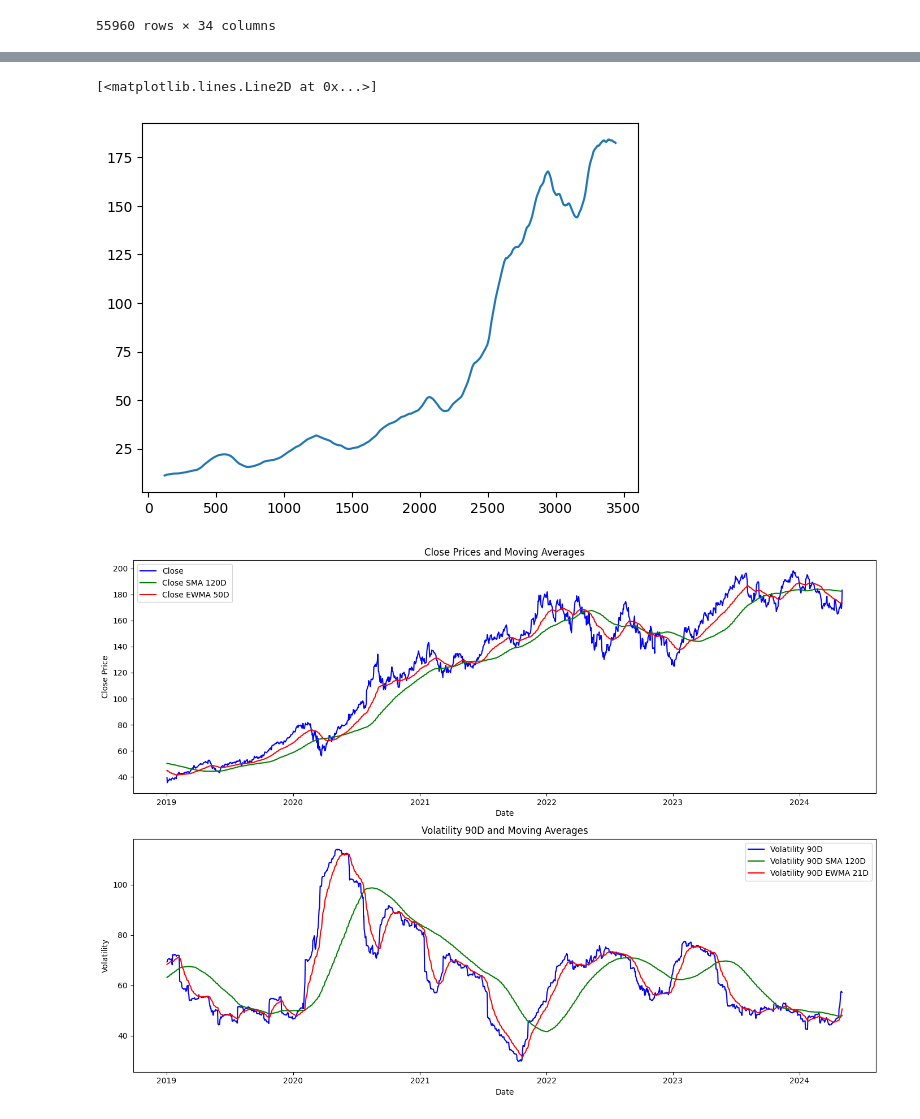
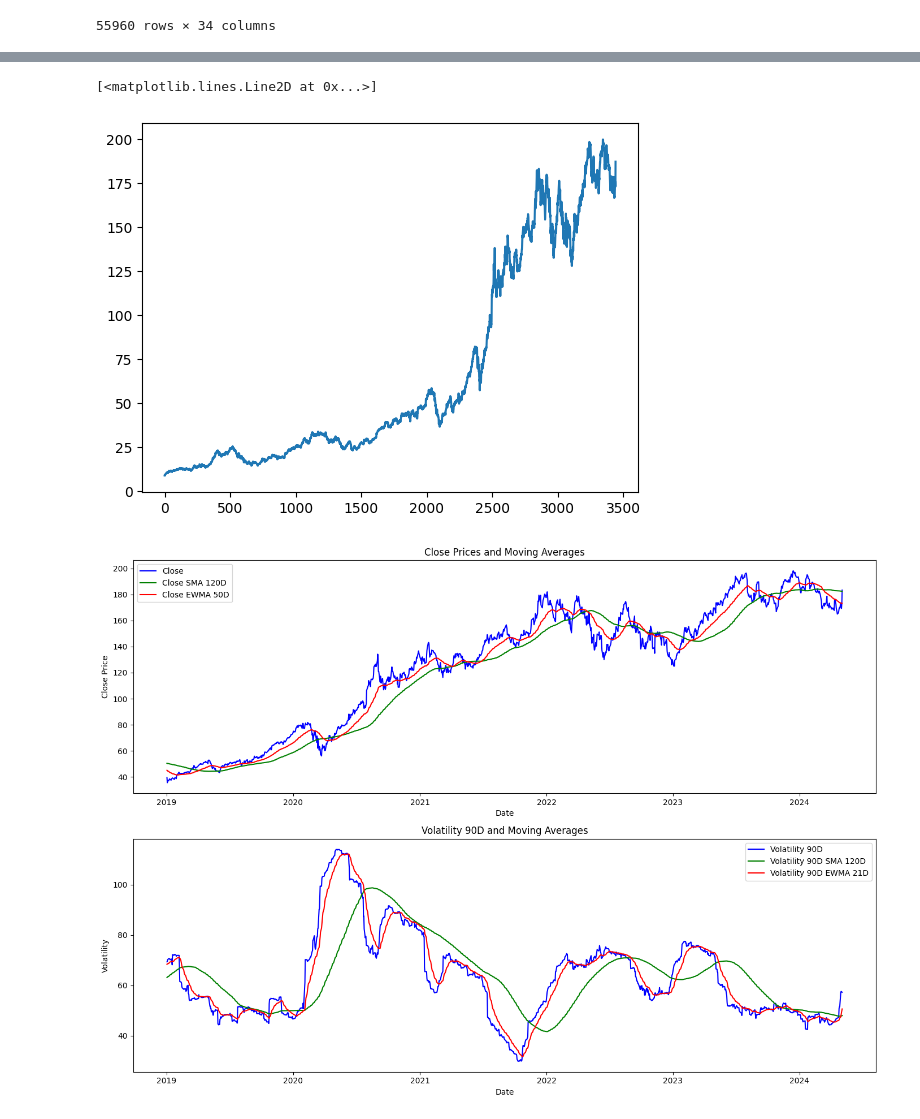
Before and after one commit to hassangaber/statarb, a Jupyter notebook: research.ipynb, the cells around one changed output, grey strips where cells are left out. Drawn from its saved outputs; the diff is of its cells as text; code cells hidden in the pictures.

```diff
--- a/research.ipynb
+++ b/research.ipynb
@@ -86,4 +66,4 @@ X
 | 7 | 2024-05-03 | XOM | 116.000 | 28023313 | 116.070 | 18.108 | 116.846667 | 116.857809 | ... |
 55960 rows × 34 columns
 # %%
-X.sort_values(by='DATE',ascending=False,inplace=True)
+X.sort_values(by='DATE',ascending=True,inplace=True)
@@ -111,8 +70,8 @@ X.columns.to_list()
 # %%
-plt.plot(range(len(X.loc[X.ID=="AAPL"].CLOSE_SMA_120D)),X.loc[X.ID=="AAPL"].CLOSE_SMA_120D.values)
+plt.plot(range(len(X.loc[X.ID=="AAPL"].HIGH)),X.loc[X.ID=="AAPL"].HIGH.values)
 # %% [output]
 [<matplotlib.lines.Line2D at 0x...>]
-[figure, old version]
+[figure, new version]
 # %%
 # Plotting
 fig, ax = plt.subplots(2, 1, figsize=(14, 10))  # Creates 2 subplots
```
Also changed, not shown: parts of 20 cells of this notebook, 5 other files.
